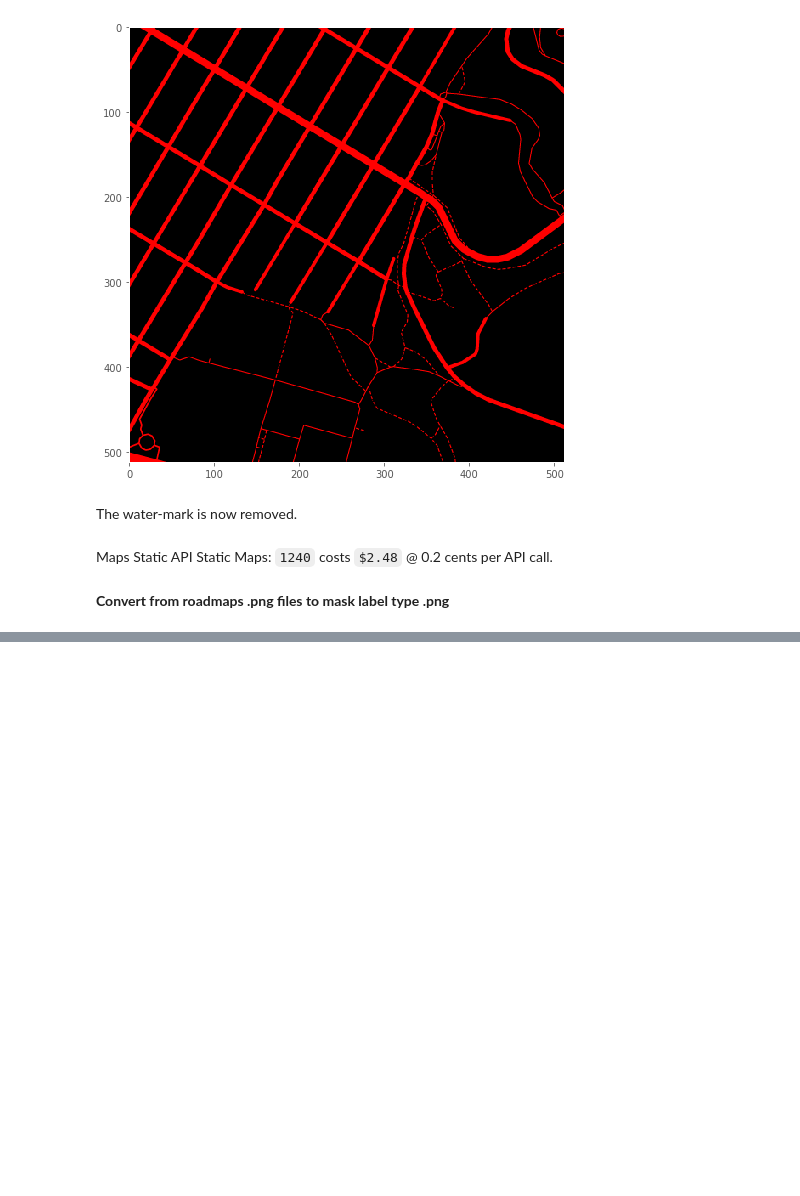
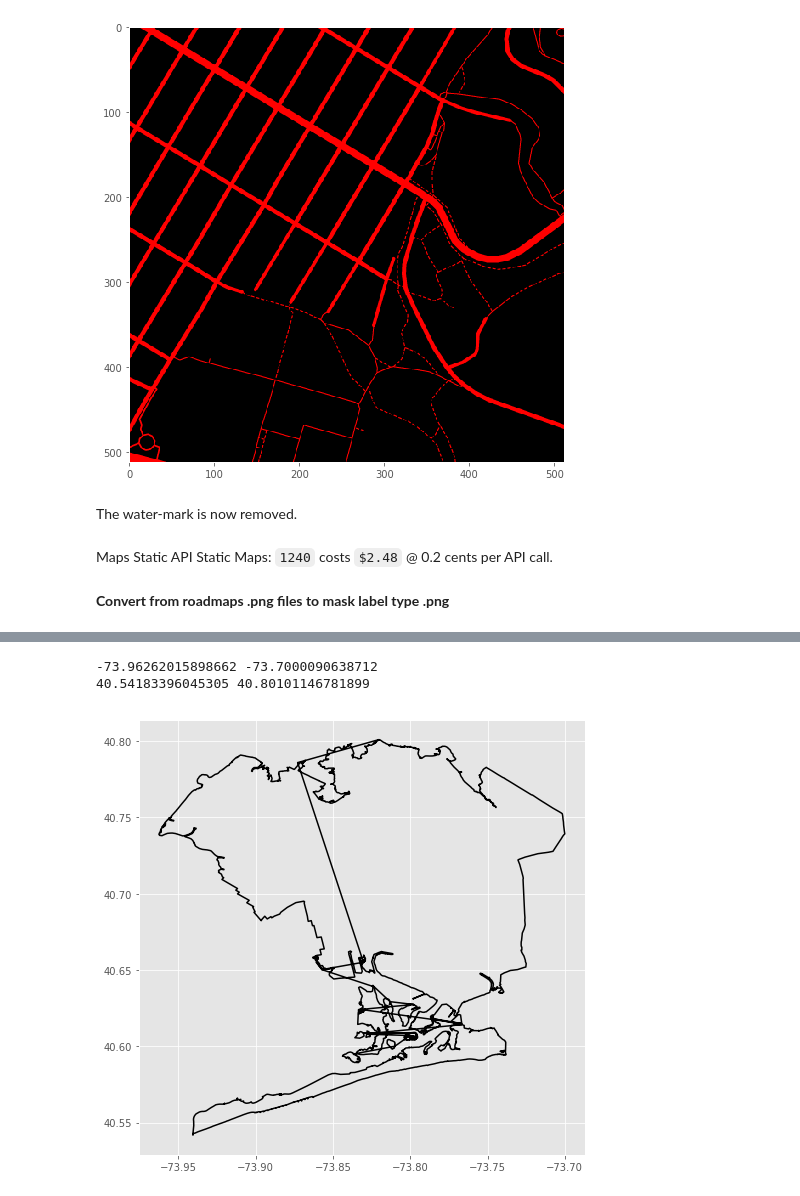
Before and after one commit to gokul-krishna/U-Net-Road-Detection, a Jupyter notebook: get_map_data.ipynb, the cells around one changed output, grey strips where cells are left out. Saved outputs shown, nothing was run; the diff lists cells and outputs as text; code cells hidden in the pictures; blank space fills up the shorter version.

```diff
--- a/get_map_data.ipynb
+++ b/get_map_data.ipynb
@@ -369,0 +389,11 @@ for fpath in list((path/'data/napa/road/').iterdir()):
+# %%
+county_qn = ny.shape(4)
+x_lon = np.array([point[0] for point in county_qn.points])
+y_lat = np.array([point[1] for point in county_qn.points])
+plt.plot(x_lon, y_lat,'k')
+print(x_lon.min(), x_lon.max())
+print(y_lat.min(), y_lat.max())
+# %% [output]
+-73.96262015898662 -73.7000090638712
+40.54183396045305 40.80101146781899
+[figure, added]
```
Also changed, not shown: parts of 13 cells of this notebook.
